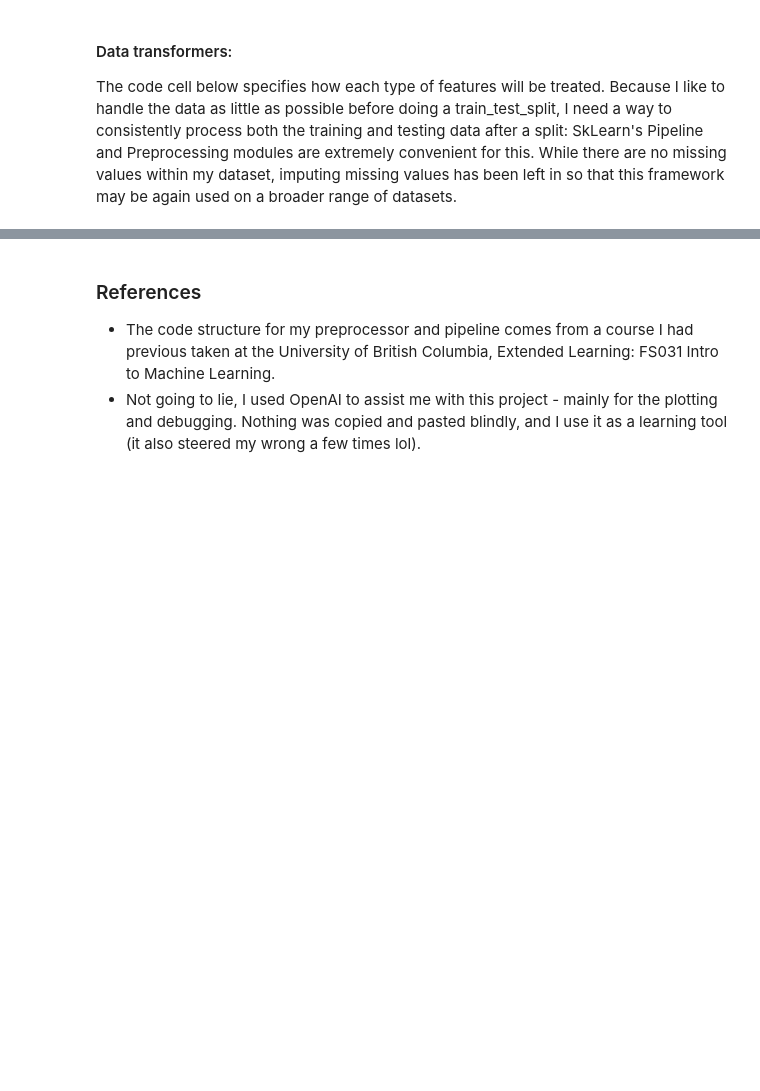
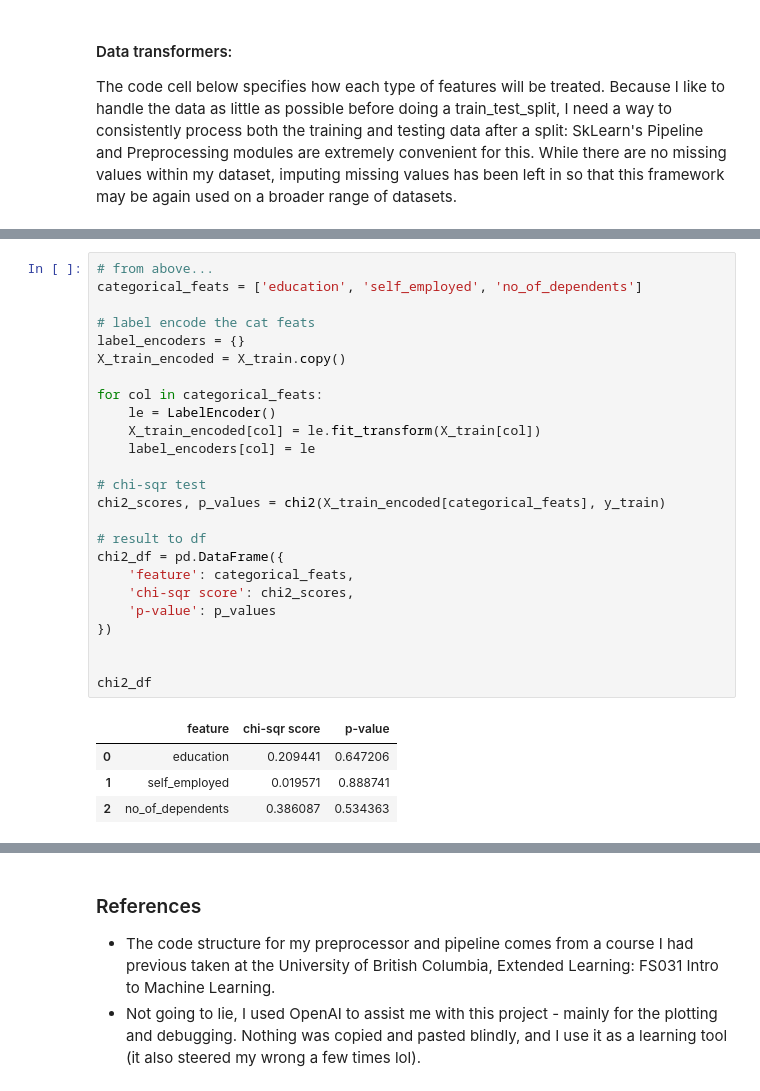
Before and after one commit to FleaBusyBeeBergs/dtsa5509, a Jupyter notebook: final-project.ipynb, the cells around one changed output, grey strips where cells are left out. Saved outputs shown, nothing was run; the diff lists cells and outputs as text; blank space fills up the shorter version.

```diff
--- a/final-project.ipynb
+++ b/final-project.ipynb
@@ -310,0 +297,30 @@ results_df
+# %%
+# from above...
+categorical_feats = ['education', 'self_employed', 'no_of_dependents']
+
+# label encode the cat feats
+label_encoders = {}
+X_train_encoded = X_train.copy()
+
+for col in categorical_feats:
+    le = LabelEncoder()
+    X_train_encoded[col] = le.fit_transform(X_train[col])
+    label_encoders[col] = le
+
+# chi-sqr test
+chi2_scores, p_values = chi2(X_train_encoded[categorical_feats], y_train)
+
+# result to df
+chi2_df = pd.DataFrame({
+    'feature': categorical_feats,
+    'chi-sqr score': chi2_scores,
+    'p-value': p_values
+})
+
+
+chi2_df
+# %% [output]
+|  | feature | chi-sqr score | p-value |
+| 0 | education | 0.209441 | 0.647206 |
+| 1 | self_employed | 0.019571 | 0.888741 |
+| 2 | no_of_dependents | 0.386087 | 0.534363 |
```
Also changed, not shown: parts of 24 cells of this notebook.
